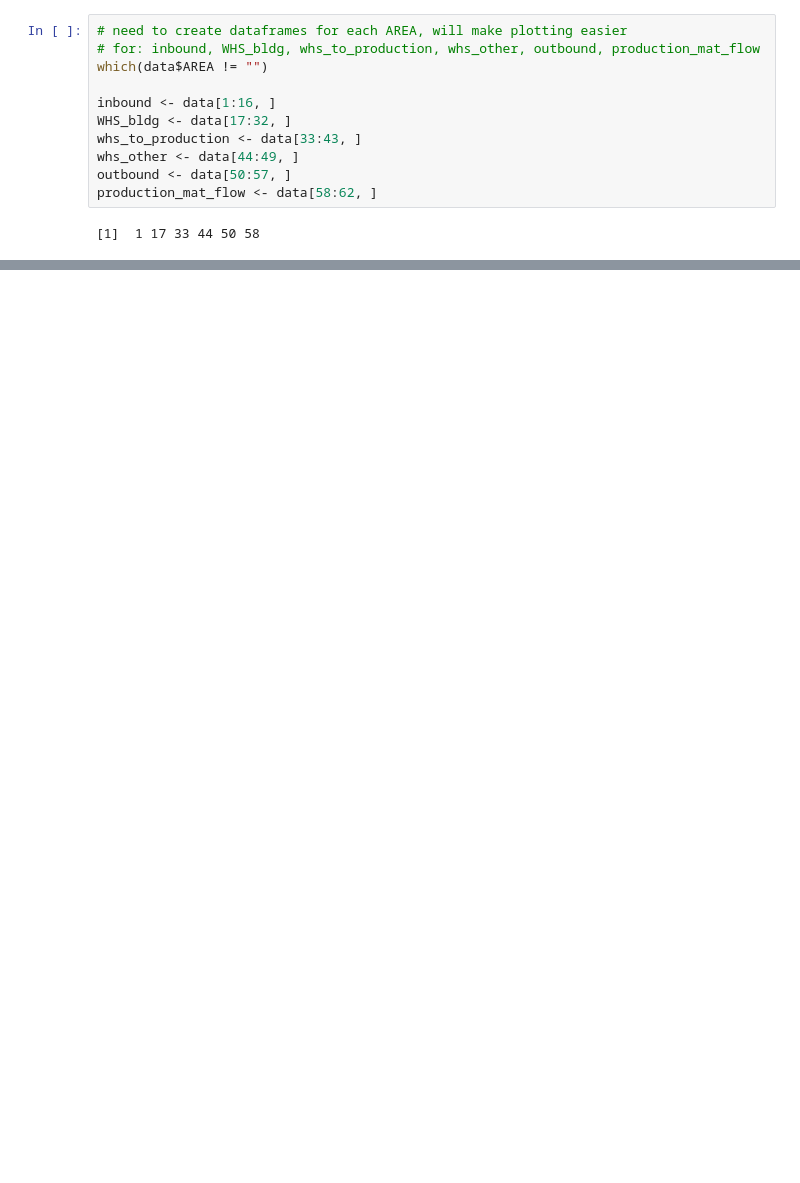
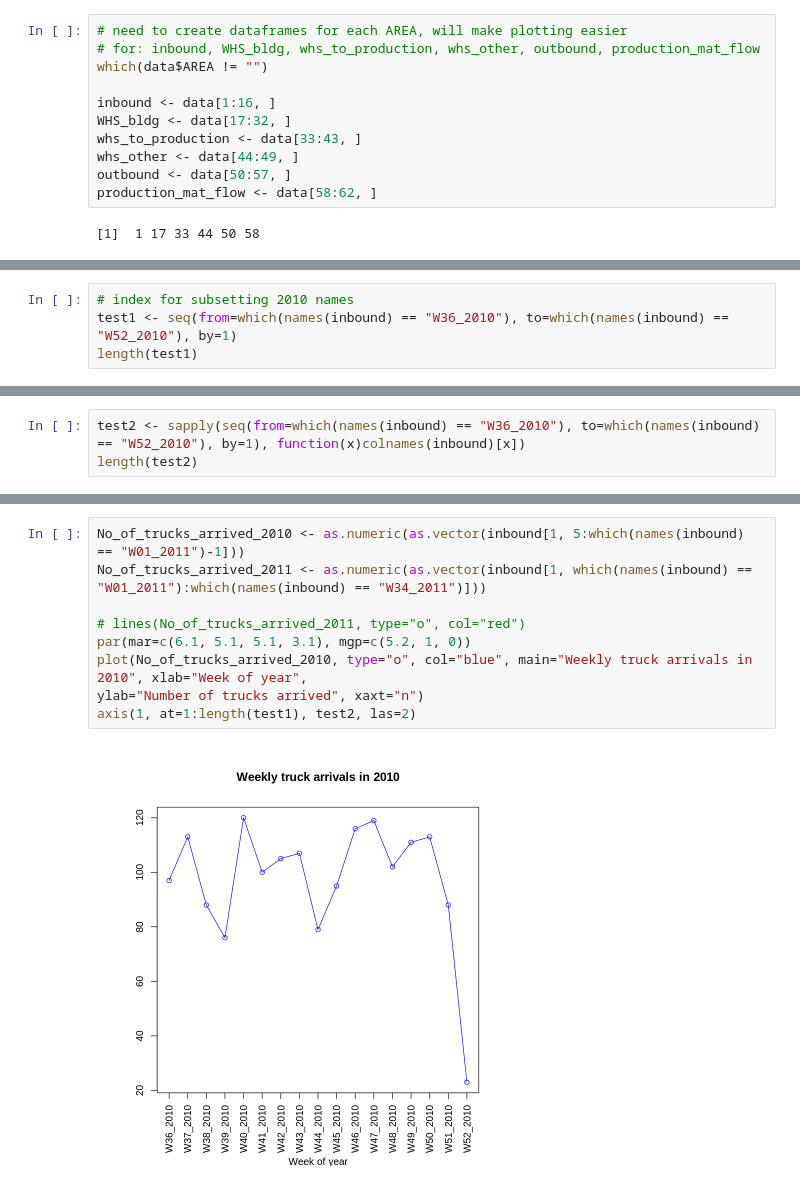
Before and after one commit to David-dmh/Warehouse-Data, a Jupyter notebook: Data_Cleaning_and_EDA.ipynb, the cells around one changed output, grey strips where cells are left out. Cells and saved outputs as stored; diff of their text form; blank space fills up the shorter version.

```diff
--- a/Data_Cleaning_and_EDA.ipynb
+++ b/Data_Cleaning_and_EDA.ipynb
@@ -120,0 +118,4 @@ A data.frame: 16 × 56
+# %%
+# index for subsetting 2010 names
+test1 <- seq(from=which(names(inbound) == "W36_2010"), to=which(names(inbound) == "W52_2010"), by=1)
+length(test1)
@@ -120,0 +124,3 @@ A data.frame: 16 × 56
+# %%
+test2 <- sapply(seq(from=which(names(inbound) == "W36_2010"), to=which(names(inbound) == "W52_2010"), by=1), function(x)colnames(inbound)[x])
+length(test2)
@@ -120,0 +144,11 @@ A data.frame: 16 × 56
+# %%
+No_of_trucks_arrived_2010 <- as.numeric(as.vector(inbound[1, 5:which(names(inbound) == "W01_2011")-1]))
+No_of_trucks_arrived_2011 <- as.numeric(as.vector(inbound[1, which(names(inbound) == "W01_2011"):which(names(inbound) == "W34_2011")]))
+
+# lines(No_of_trucks_arrived_2011, type="o", col="red")
+par(mar=c(6.1, 5.1, 5.1, 3.1), mgp=c(5.2, 1, 0))
+plot(No_of_trucks_arrived_2010, type="o", col="blue", main="Weekly truck arrivals in 2010", xlab="Week of year",
+ylab="Number of trucks arrived", xaxt="n")
+axis(1, at=1:length(test1), test2, las=2)
+# %% [output]
+[figure, added]
```
Also changed, not shown: parts of 11 cells of this notebook.
